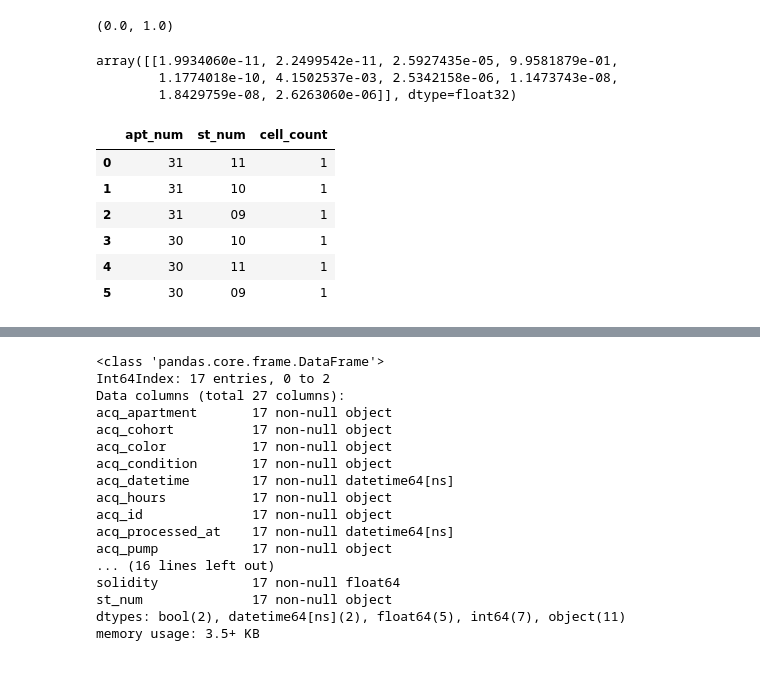
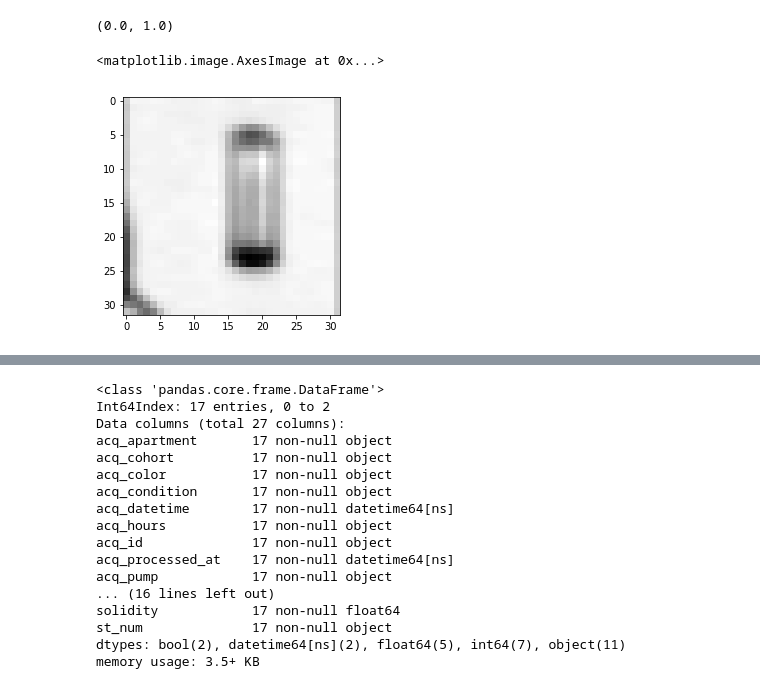
Before and after one commit to hammerlab/SmartCount, a Jupyter notebook: python/notebook/debugging/cytometry_exp_G3.ipynb, the cells around one changed output, grey strips where cells are left out. Drawn from its saved outputs; the diff is of its cells as text; code cells hidden in the pictures.

```diff
--- a/python/notebook/debugging/cytometry_exp_G3.ipynb
+++ b/python/notebook/debugging/cytometry_exp_G3.ipynb
@@ -173,6 +193,7 @@ Name: 1, dtype: object
 # %%
 from skimage import transform, exposure
-img = apt_data.iloc[0]['apt_num_digit_images'][0]
+#img = apt_data.iloc[1]['apt_num_digit_images'][0]
+img = apt_data.iloc[1]['st_num_digit_images'][0]
 img = transform.resize(img, (32, 32), mode='constant')[np.newaxis]
 img = exposure.rescale_intensity(img, out_range=(0, 1))
 img.shape
@@ -182,19 +203,8 @@ img.shape
 img.min(), img.max()
 # %% [output]
 (0.0, 1.0)
-# %%
-cytometer.digit_model.predict(img)
-# %% [output]
-array([[1.9934060e-11, 2.2499542e-11, 2.5927435e-05, 9.9581879e-01,
-        1.1774018e-10, 4.1502537e-03, 2.5342158e-06, 1.1473743e-08,
-        1.8429759e-08, 2.6263060e-06]], dtype=float32)
-# %%
-apt_data[['apt_num','st_num','cell_count']]
-# %% [output]
-|  | apt_num | st_num | cell_count |
-| 0 | 31 | 11 | 1 |
-| 1 | 31 | 10 | 1 |
-| 2 | 31 | 09 | 1 |
-| 3 | 30 | 10 | 1 |
-| 4 | 30 | 11 | 1 |
-| 5 | 30 | 09 | 1 |
+# %%
+plt.imshow(img[0])
+# %% [output]
+<matplotlib.image.AxesImage at 0x...>
+[figure, added]
```
Also changed, not shown: parts of 11 cells of this notebook, 19 other files.
